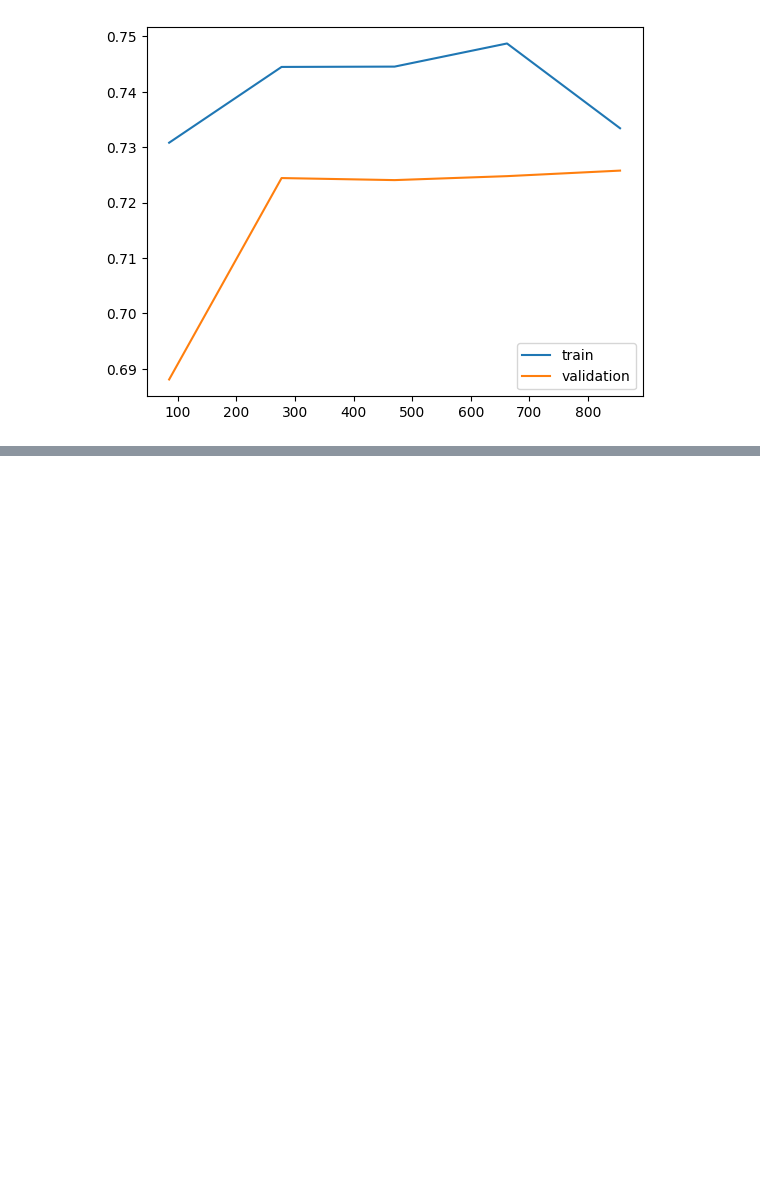
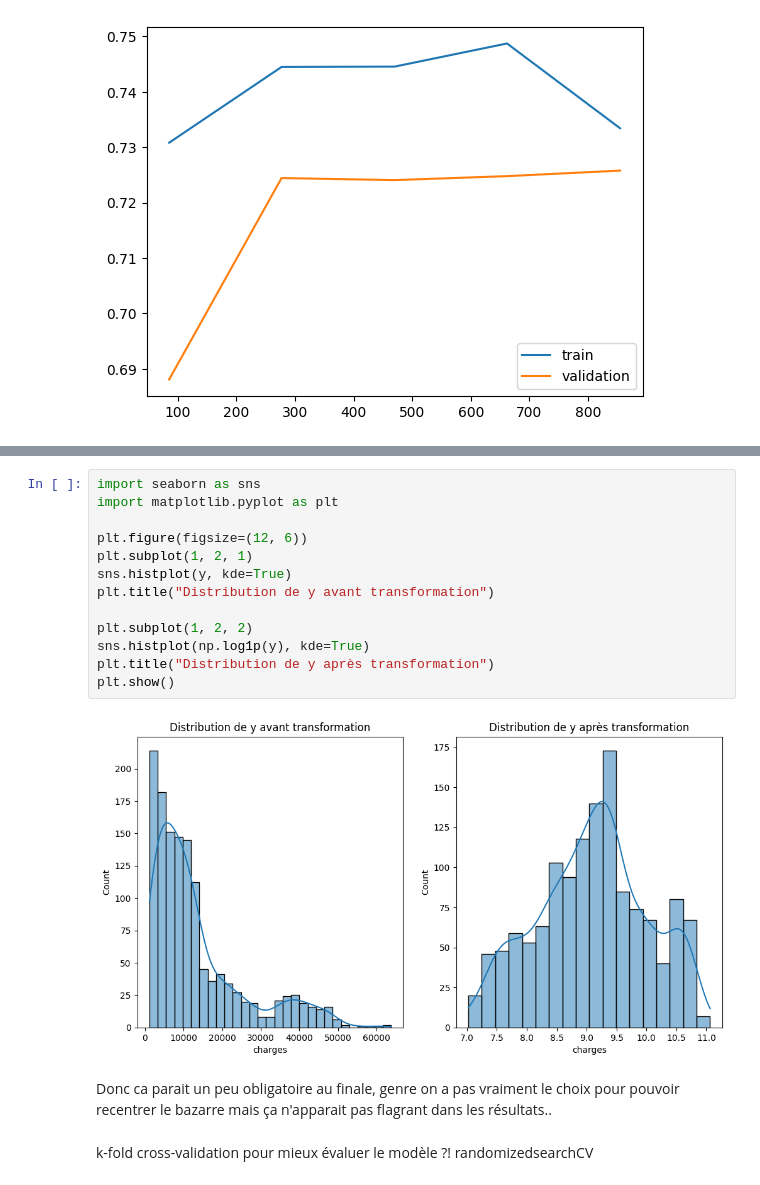
Before and after one commit to ludivineRB/prime_assurance_prediction, a Jupyter notebook: modeling.ipynb, the cells around one changed output, grey strips where cells are left out. Saved outputs shown, nothing was run; the diff lists cells and outputs as text; blank space fills up the shorter version.

```diff
--- a/modeling.ipynb
+++ b/modeling.ipynb
@@ -1139,0 +1565,20 @@ C'esst de la grosse demer
+# %%
+import seaborn as sns
+import matplotlib.pyplot as plt
+
+plt.figure(figsize=(12, 6))
+plt.subplot(1, 2, 1)
+sns.histplot(y, kde=True)
+plt.title("Distribution de y avant transformation")
+
+plt.subplot(1, 2, 2)
+sns.histplot(np.log1p(y), kde=True)
+plt.title("Distribution de y après transformation")
+plt.show()
+# %% [output]
+[figure, added]
+# %% [markdown]
+Donc ca parait un peu obligatoire au finale, genre on a pas vraiment le choix pour pouvoir recentrer le bazarre mais ça n'apparait pas flagrant dans les résultats..
+# %% [markdown]
+k-fold cross-validation pour mieux évaluer le modèle ?!
+randomizedsearchCV
```
Also changed, not shown: parts of 33 cells of this notebook, 1 other file.
